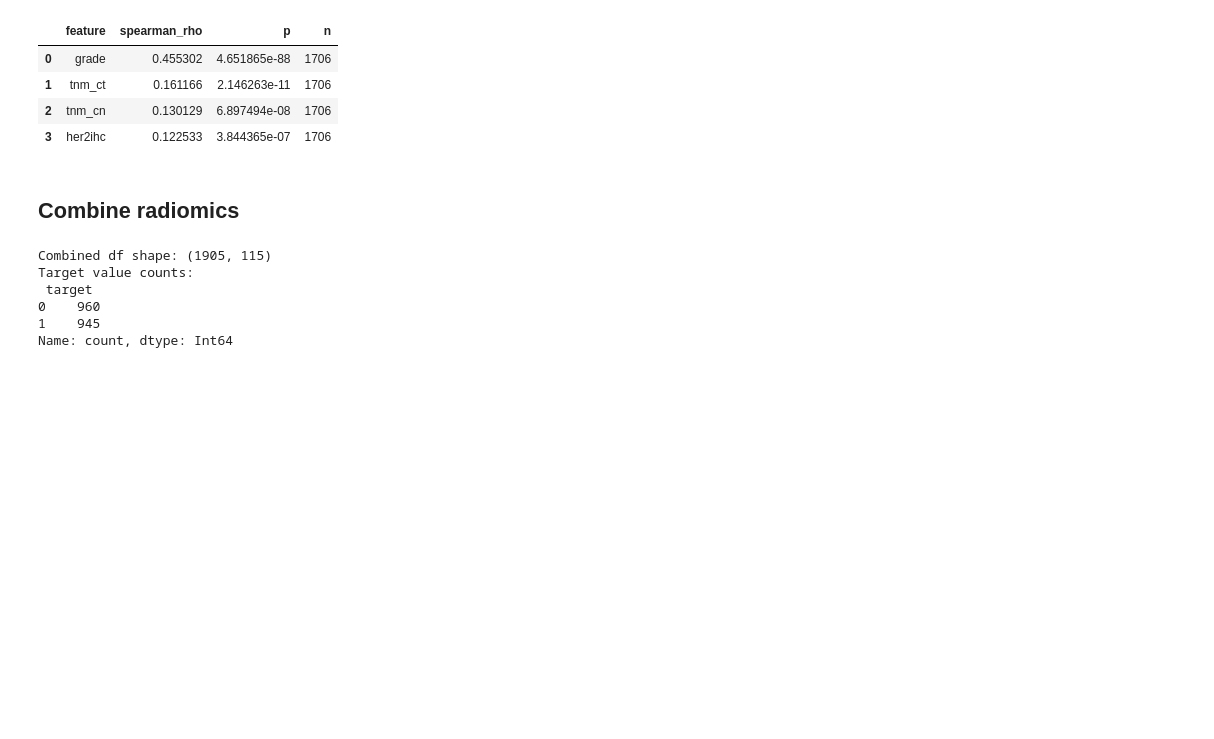
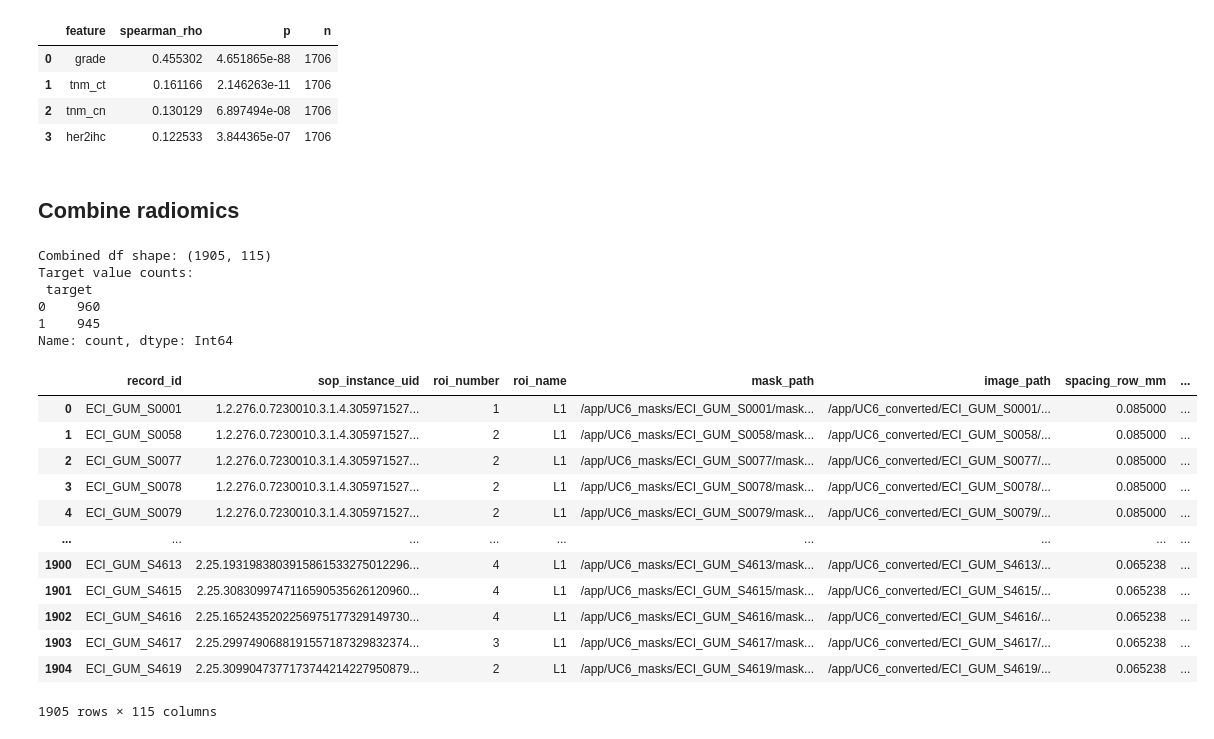
Before and after one commit to GUMED-RADIOLOGY/mammo_cad, a Jupyter notebook: data_preparation/notebooks/explore.ipynb, the cells around one changed output. Cells and saved outputs as stored; diff of their text form; code cells hidden in the pictures; blank space fills up the shorter version.

```diff
--- a/explore.ipynb
+++ b/data_preparation/notebooks/explore.ipynb
@@ -286,9 +286,7 @@ Continuous featues:
 ## Combine radiomics
 # %%
 target_df = (
-    df_ki.loc[:, ["record_id", "target"]]
-         .dropna(subset=["target"])
-         .drop_duplicates(subset="record_id", keep="last")
+    df_ki.loc[:, ["record_id", "target"]].dropna(subset=["target"]).drop_duplicates(subset="record_id", keep="last")
 )
 
 combined_df = df_radiomcs.merge(
@@ -307,3 +305,19 @@ Target value counts:
 0    960
 1    945
 Name: count, dtype: Int64
+# %%
+combined_df
+# %% [output]
+|  | record_id | sop_instance_uid | roi_number | roi_name | mask_path | image_path | spacing_row_mm | ... |
+| 0 | ECI_GUM_S0001 | 1.2.276.0.7230010.3.1.4.305971527... | 1 | L1 | /app/UC6_masks/ECI_GUM_S0001/mask... | /app/UC6_converted/ECI_GUM_S0001/... | 0.085000 | ... |
+| 1 | ECI_GUM_S0058 | 1.2.276.0.7230010.3.1.4.305971527... | 2 | L1 | /app/UC6_masks/ECI_GUM_S0058/mask... | /app/UC6_converted/ECI_GUM_S0058/... | 0.085000 | ... |
+| 2 | ECI_GUM_S0077 | 1.2.276.0.7230010.3.1.4.305971527... | 2 | L1 | /app/UC6_masks/ECI_GUM_S0077/mask... | /app/UC6_converted/ECI_GUM_S0077/... | 0.085000 | ... |
+| 3 | ECI_GUM_S0078 | 1.2.276.0.7230010.3.1.4.305971527... | 2 | L1 | /app/UC6_masks/ECI_GUM_S0078/mask... | /app/UC6_converted/ECI_GUM_S0078/... | 0.085000 | ... |
+| 4 | ECI_GUM_S0079 | 1.2.276.0.7230010.3.1.4.305971527... | 2 | L1 | /app/UC6_masks/ECI_GUM_S0079/mask... | /app/UC6_converted/ECI_GUM_S0079/... | 0.085000 | ... |
+| ... | ... | ... | ... | ... | ... | ... | ... | ... |
+| 1900 | ECI_GUM_S4613 | 2.25.1931983803915861533275012296... | 4 | L1 | /app/UC6_masks/ECI_GUM_S4613/mask... | /app/UC6_converted/ECI_GUM_S4613/... | 0.065238 | ... |
+| 1901 | ECI_GUM_S4615 | 2.25.3083099747116590535626120960... | 4 | L1 | /app/UC6_masks/ECI_GUM_S4615/mask... | /app/UC6_converted/ECI_GUM_S4615/... | 0.065238 | ... |
+| 1902 | ECI_GUM_S4616 | 2.25.1652435202256975177329149730... | 4 | L1 | /app/UC6_masks/ECI_GUM_S4616/mask... | /app/UC6_converted/ECI_GUM_S4616/... | 0.065238 | ... |
+| 1903 | ECI_GUM_S4617 | 2.25.2997490688191557187329832374... | 3 | L1 | /app/UC6_masks/ECI_GUM_S4617/mask... | /app/UC6_converted/ECI_GUM_S4617/... | 0.065238 | ... |
+| 1904 | ECI_GUM_S4619 | 2.25.3099047377173744214227950879... | 2 | L1 | /app/UC6_masks/ECI_GUM_S4619/mask... | /app/UC6_converted/ECI_GUM_S4619/... | 0.065238 | ... |
+1905 rows × 115 columns
```
Also changed, not shown: 8 other files.
